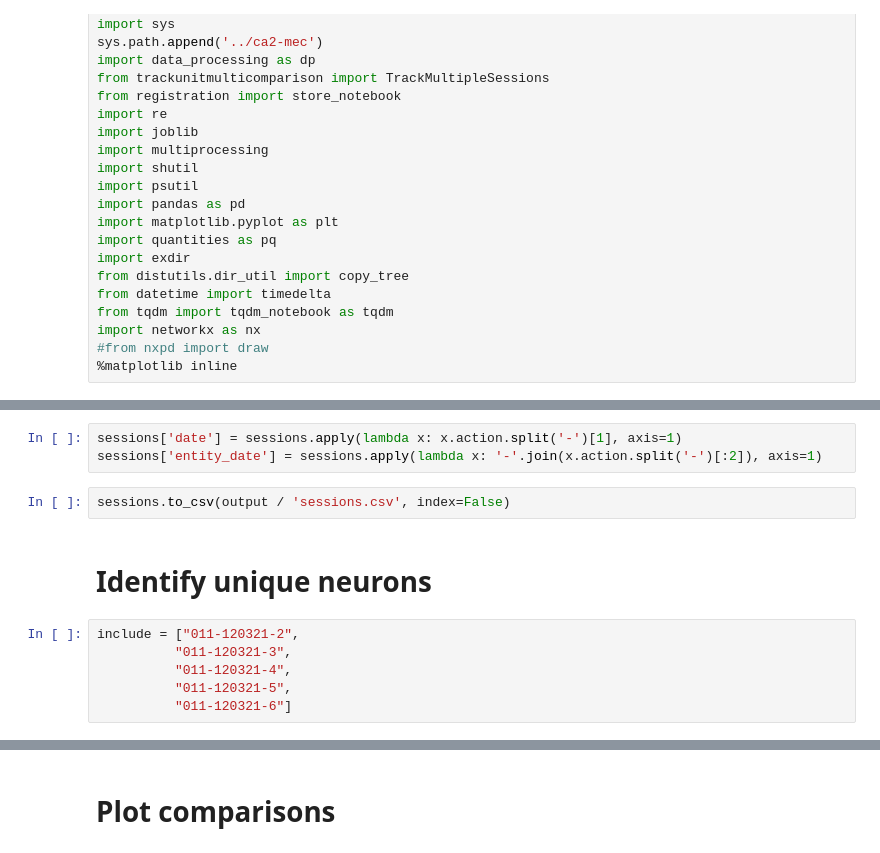
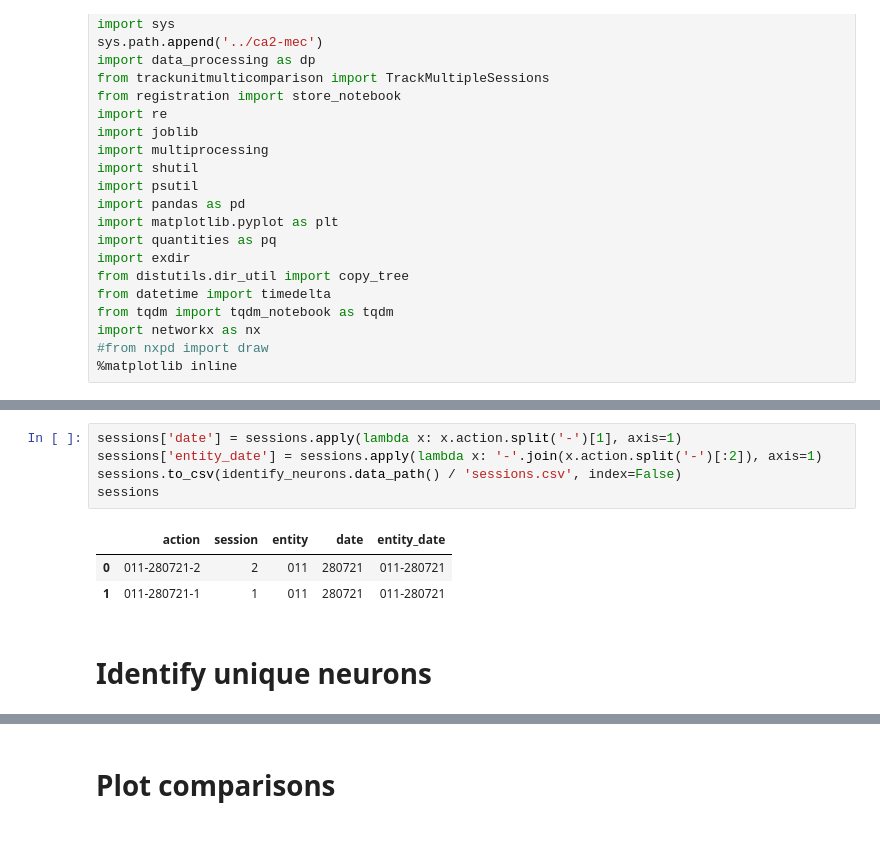
Before and after one commit to CINPLA/cinpla-base, a Jupyter notebook: notebooks/00-identify-neurons.ipynb, the cells around one changed output, grey strips where cells are left out. Drawn from its saved outputs; the diff is of its cells as text.

```diff
--- a/notebooks/00-identify-neurons.ipynb
+++ b/notebooks/00-identify-neurons.ipynb
@@ -99,15 +83,13 @@ sessions
 # %%
 sessions['date'] = sessions.apply(lambda x: x.action.split('-')[1], axis=1)
 sessions['entity_date'] = sessions.apply(lambda x: '-'.join(x.action.split('-')[:2]), axis=1)
+sessions.to_csv(identify_neurons.data_path() / 'sessions.csv', index=False)
+sessions
+# %% [output]
+|  | action | session | entity | date | entity_date |
+| 0 | 011-280721-2 | 2 | 011 | 280721 | 011-280721 |
+| 1 | 011-280721-1 | 1 | 011 | 280721 | 011-280721 |
-# %%
-sessions.to_csv(output / 'sessions.csv', index=False)
 # %% [markdown]
 # Identify unique neurons
-# %%
-include = ["011-120321-2",
-          "011-120321-3",
-          "011-120321-4",
-          "011-120321-5",
-          "011-120321-6"]
 # %%
 sessions_include = sessions.query("action.isin(@include)")
```
Also changed, not shown: parts of 22 cells of this notebook, 1 other file.
